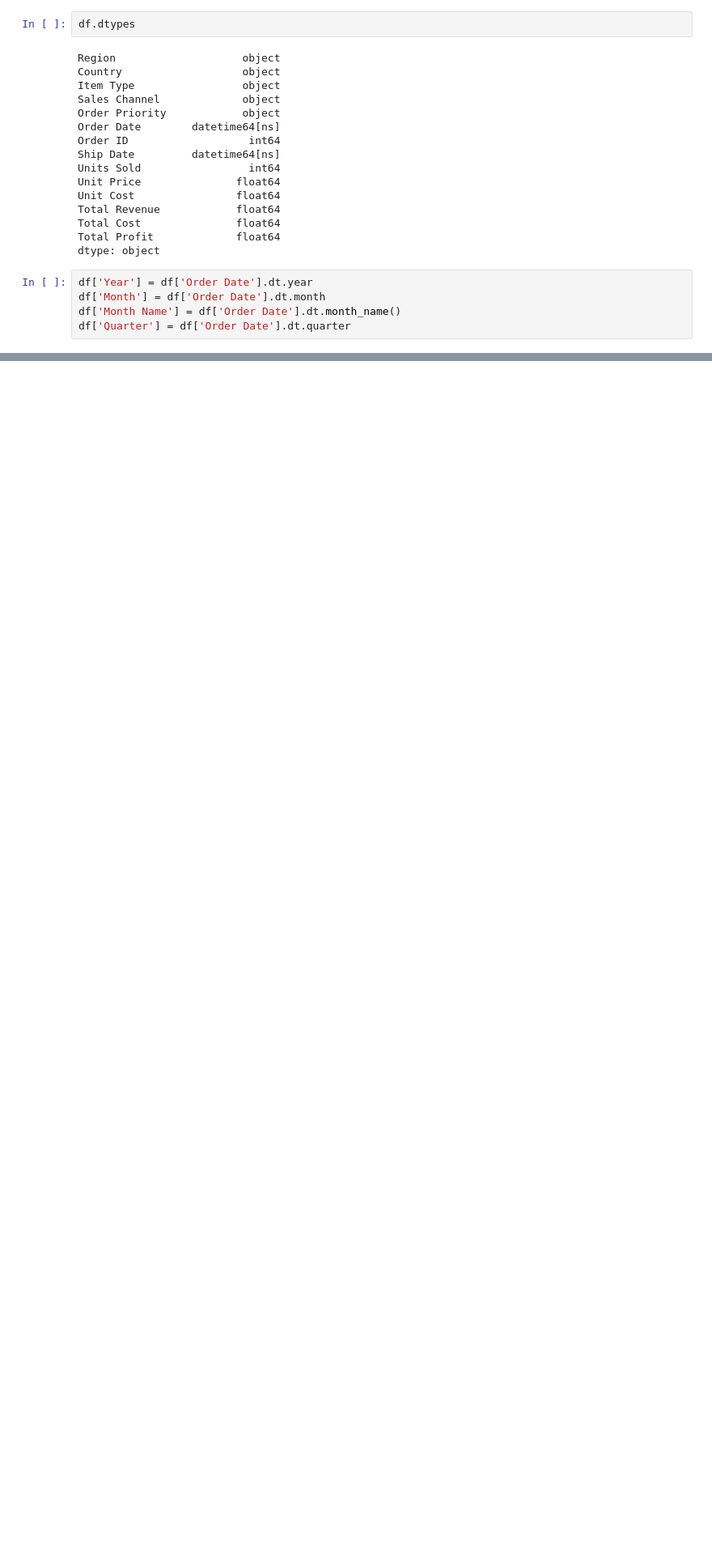
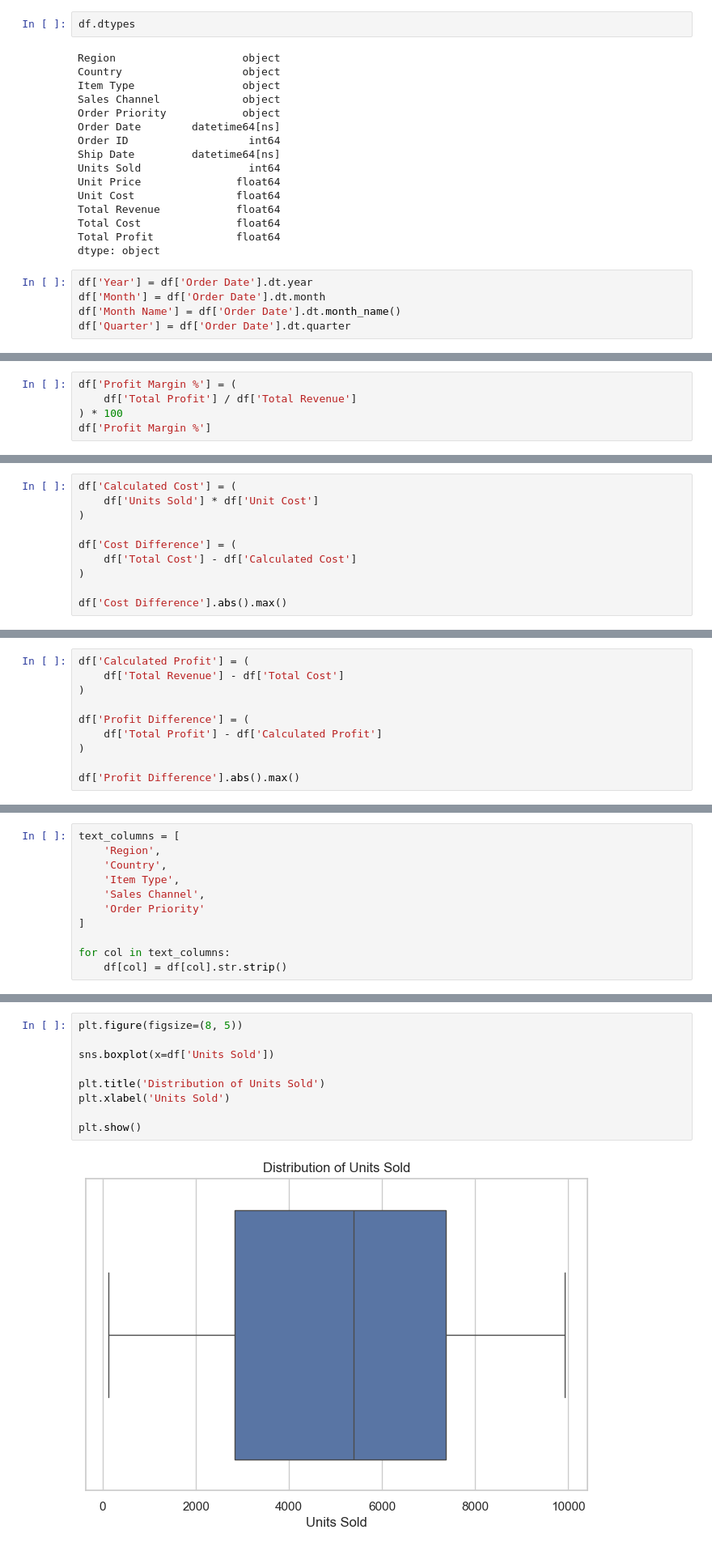
Before and after one commit to Ebin21/Amazon-Sales-Data-Analysis-using-python, a Jupyter notebook: Amazon-Sales.ipynb, the cells around one changed output, grey strips where cells are left out. Shown at 81% size. Drawn from its saved outputs; the diff is of its cells as text; blank space fills up the shorter version.

Commit message:
Push all commit Amazon Sales

```diff
--- a/Amazon-Sales.ipynb
+++ b/Amazon-Sales.ipynb
@@ -246,0 +254,5 @@ df
+# %%
+df['Profit Margin %'] = (
+    df['Total Profit'] / df['Total Revenue']
+) * 100
+df['Profit Margin %']
@@ -246,0 +326,10 @@ df
+# %%
+df['Calculated Cost'] = (
+    df['Units Sold'] * df['Unit Cost']
+)
+
+df['Cost Difference'] = (
+    df['Total Cost'] - df['Calculated Cost']
+)
+
+df['Cost Difference'].abs().max()
@@ -246,0 +338,10 @@ df
+# %%
+df['Calculated Profit'] = (
+    df['Total Revenue'] - df['Total Cost']
+)
+
+df['Profit Difference'] = (
+    df['Total Profit'] - df['Calculated Profit']
+)
+
+df['Profit Difference'].abs().max()
@@ -246,0 +393,11 @@ df
+# %%
+text_columns = [
+    'Region',
+    'Country',
+    'Item Type',
+    'Sales Channel',
+    'Order Priority'
+]
+
+for col in text_columns:
+    df[col] = df[col].str.strip()
@@ -246,0 +413,11 @@ df
+# %%
+plt.figure(figsize=(8, 5))
+
+sns.boxplot(x=df['Units Sold'])
+
+plt.title('Distribution of Units Sold')
+plt.xlabel('Units Sold')
+
+plt.show()
+# %% [output]
+[figure, added]
```
Also changed, not shown: parts of 23 cells of this notebook.
